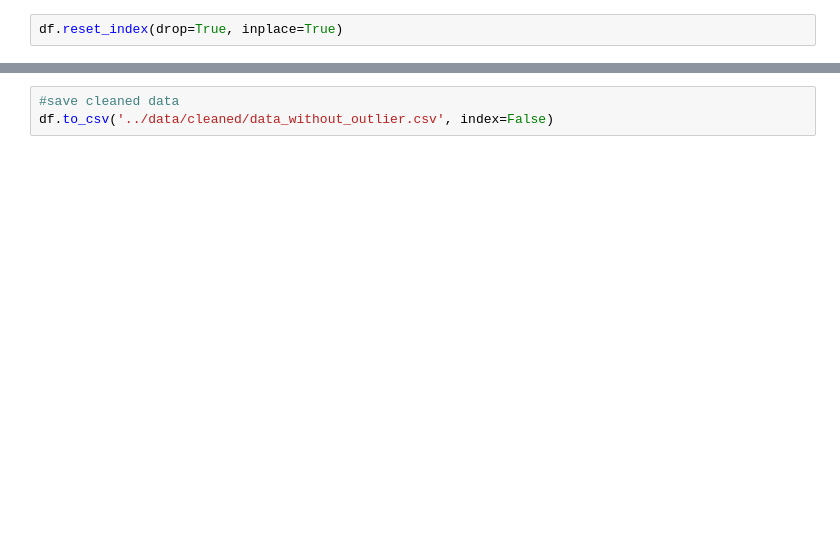
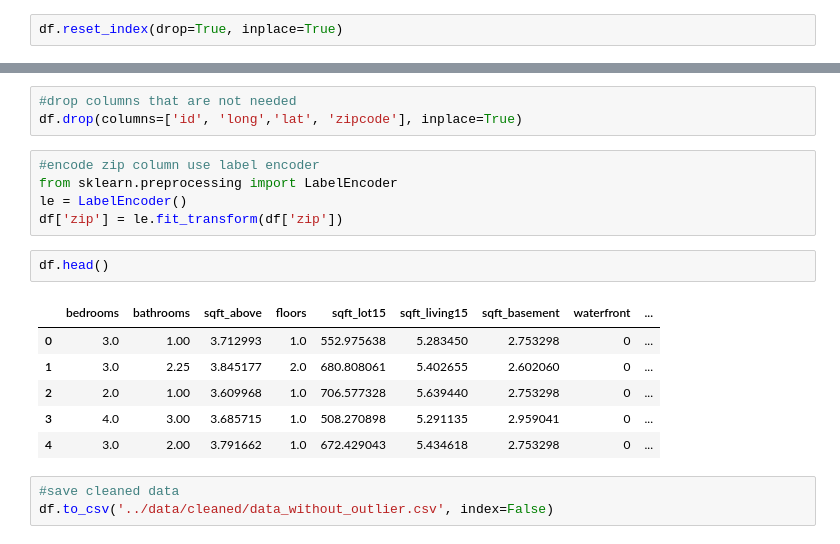
Before and after one commit to dubem12/final_project, a Jupyter notebook: notebooks/data transformation.ipynb, the cells around one changed output, grey strips where cells are left out. Drawn from its saved outputs; the diff is of its cells as text; blank space fills up the shorter version.

```diff
--- a/notebooks/data transformation.ipynb
+++ b/notebooks/data transformation.ipynb
@@ -272,3 +297,20 @@ df.shape
+# %%
+#drop columns that are not needed
+df.drop(columns=['id', 'long','lat', 'zipcode'], inplace=True)
+# %%
+#encode zip column use label encoder
+from sklearn.preprocessing import LabelEncoder
+le = LabelEncoder()
+df['zip'] = le.fit_transform(df['zip'])
+# %%
+df.head()
+# %% [output]
+|  | bedrooms | bathrooms | sqft_above | floors | sqft_lot15 | sqft_living15 | sqft_basement | waterfront | ... |
+| 0 | 3.0 | 1.00 | 3.712993 | 1.0 | 552.975638 | 5.283450 | 2.753298 | 0 | ... |
+| 1 | 3.0 | 2.25 | 3.845177 | 2.0 | 680.808061 | 5.402655 | 2.602060 | 0 | ... |
+| 2 | 2.0 | 1.00 | 3.609968 | 1.0 | 706.577328 | 5.639440 | 2.753298 | 0 | ... |
+| 3 | 4.0 | 3.00 | 3.685715 | 1.0 | 508.270898 | 5.291135 | 2.959041 | 0 | ... |
+| 4 | 3.0 | 2.00 | 3.791662 | 1.0 | 672.429043 | 5.434618 | 2.753298 | 0 | ... |
 # %%
 #save cleaned data
 df.to_csv('../data/cleaned/data_without_outlier.csv', index=False)
```
Also changed, not shown: parts of 7 cells of this notebook, 6 other files.
